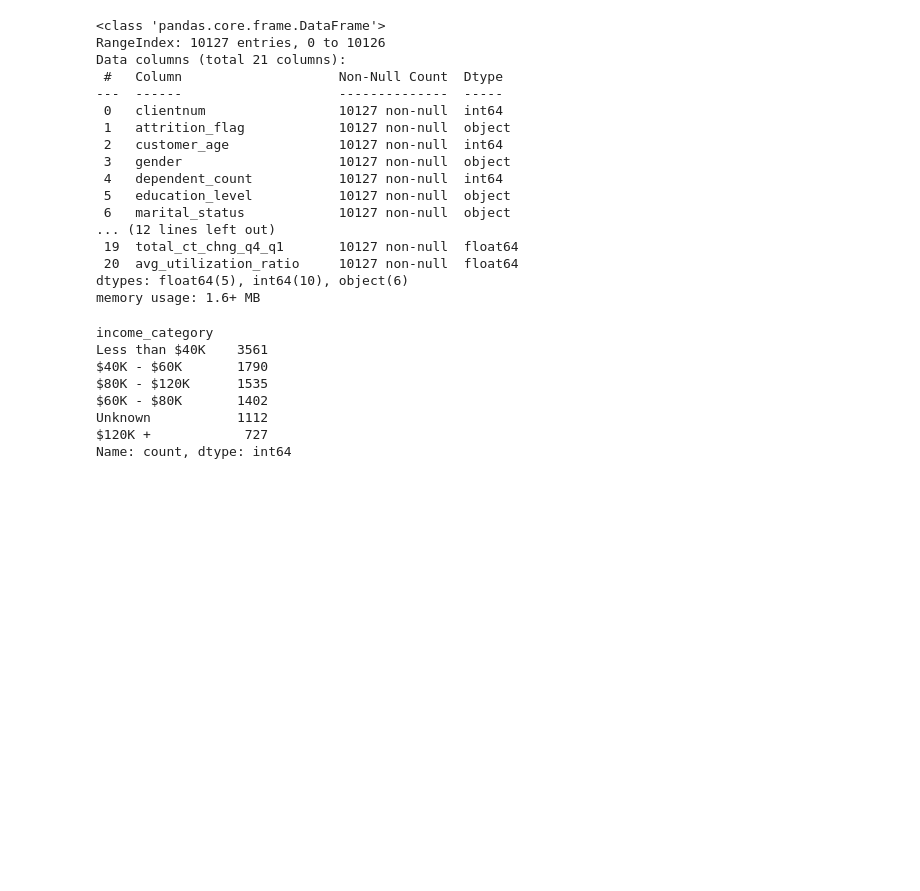
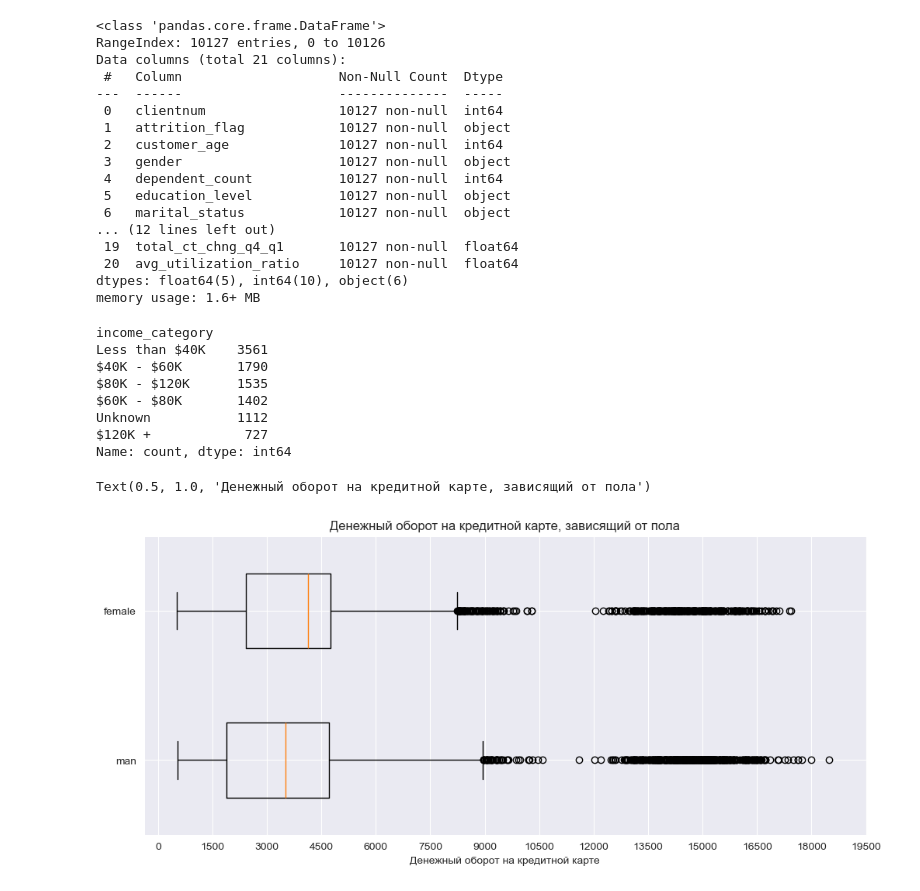
Before and after one commit to DanSikQ/Data_Analyst_Portfolio, a Jupyter notebook: projects/Bank_customers_analysis/new_test.ipynb, the cells around one changed output. Saved outputs shown, nothing was run; the diff lists cells and outputs as text; code cells hidden in the pictures; blank space fills up the shorter version.

```diff
--- a/projects/Bank_customers_analysis/new_test.ipynb
+++ b/projects/Bank_customers_analysis/new_test.ipynb
@@ -111,3 +111,19 @@ $60K - $80K       1402
 Unknown           1112
 $120K +            727
 Name: count, dtype: int64
+# %%
+
+task_3_1 = credit[["gender", "total_trans_amt"]]
+male = task_3_1.query("gender == 'M'")
+female = task_3_1.query("gender == 'F'")
+
+fig, ax = plt.subplots(figsize = (12,5))
+
+ax.boxplot([male["total_trans_amt"], female["total_trans_amt"]], widths = 0.5,labels = ["man", "female"], vert = False)
+
+plt.xlabel('Денежный оборот на кредитной карте')
+plt.xticks(np.arange(0, 20000, 1500))
+plt.title("Денежный оборот на кредитной карте, зависящий от пола")
+# %% [output]
+Text(0.5, 1.0, 'Денежный оборот на кредитной карте, зависящий от пола')
+[figure, added]
```
